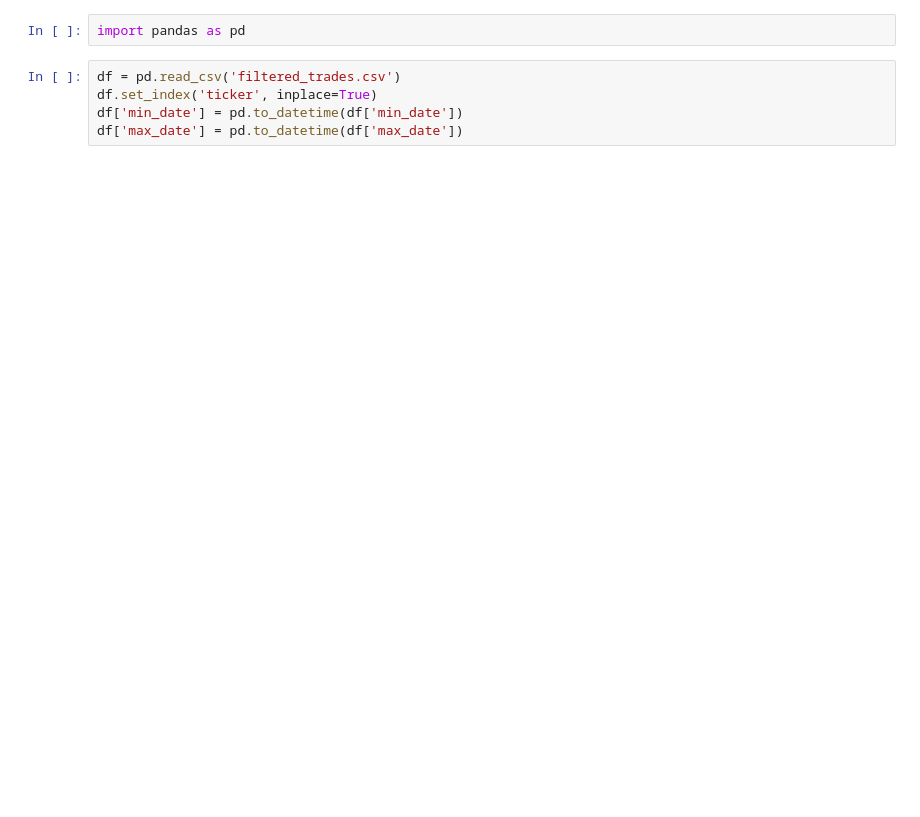
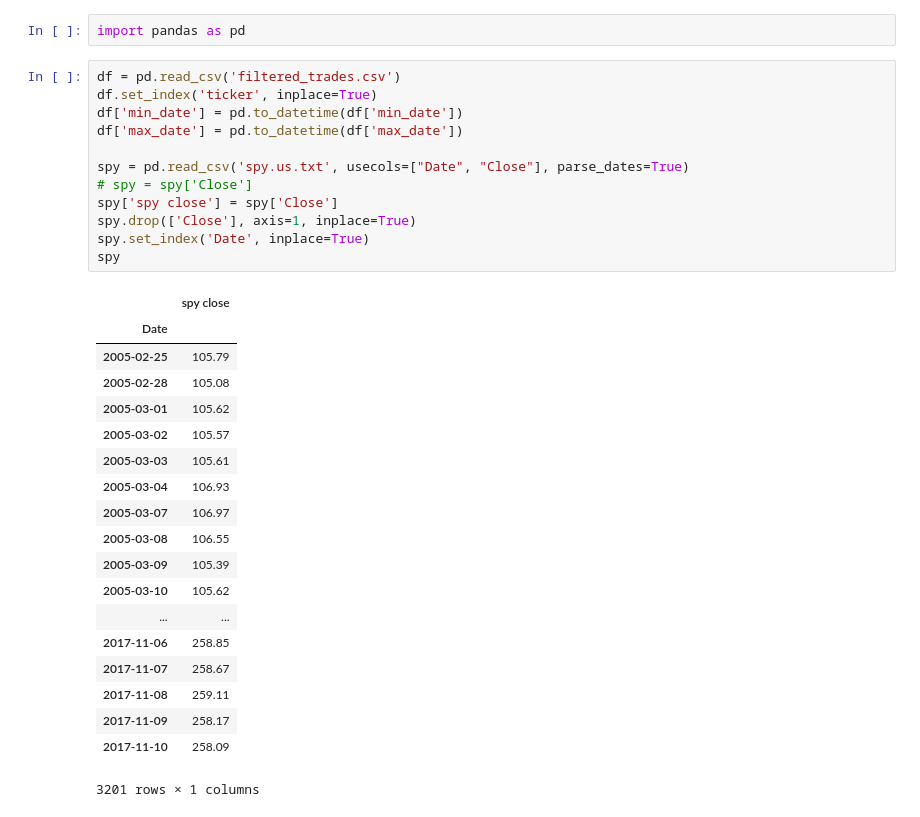
Before and after one commit to xyz-zy/insiders, a Jupyter notebook: analysis.ipynb, the cells around one changed output. Drawn from its saved outputs; the diff is of its cells as text; blank space fills up the shorter version.

```diff
--- a/analysis.ipynb
+++ b/analysis.ipynb
@@ -3,6 +3,33 @@ import pandas as pd
 # %%
 df = pd.read_csv('filtered_trades.csv')
 df.set_index('ticker', inplace=True)
 df['min_date'] = pd.to_datetime(df['min_date'])
 df['max_date'] = pd.to_datetime(df['max_date'])
+
+spy = pd.read_csv('spy.us.txt', usecols=["Date", "Close"], parse_dates=True)
+# spy = spy['Close']
+spy['spy close'] = spy['Close']
+spy.drop(['Close'], axis=1, inplace=True)
+spy.set_index('Date', inplace=True)
+spy
+# %% [output]
+|  | spy close |
+| Date |  |
+| 2005-02-25 | 105.79 |
+| 2005-02-28 | 105.08 |
+| 2005-03-01 | 105.62 |
+| 2005-03-02 | 105.57 |
+| 2005-03-03 | 105.61 |
+| 2005-03-04 | 106.93 |
+| 2005-03-07 | 106.97 |
+| 2005-03-08 | 106.55 |
+| 2005-03-09 | 105.39 |
+| 2005-03-10 | 105.62 |
+| ... | ... |
+| 2017-11-06 | 258.85 |
+| 2017-11-07 | 258.67 |
+| 2017-11-08 | 259.11 |
+| 2017-11-09 | 258.17 |
+| 2017-11-10 | 258.09 |
+3201 rows × 1 columns
 # %%
```
Also changed, not shown: parts of 6 cells of this notebook, 4 other files.
